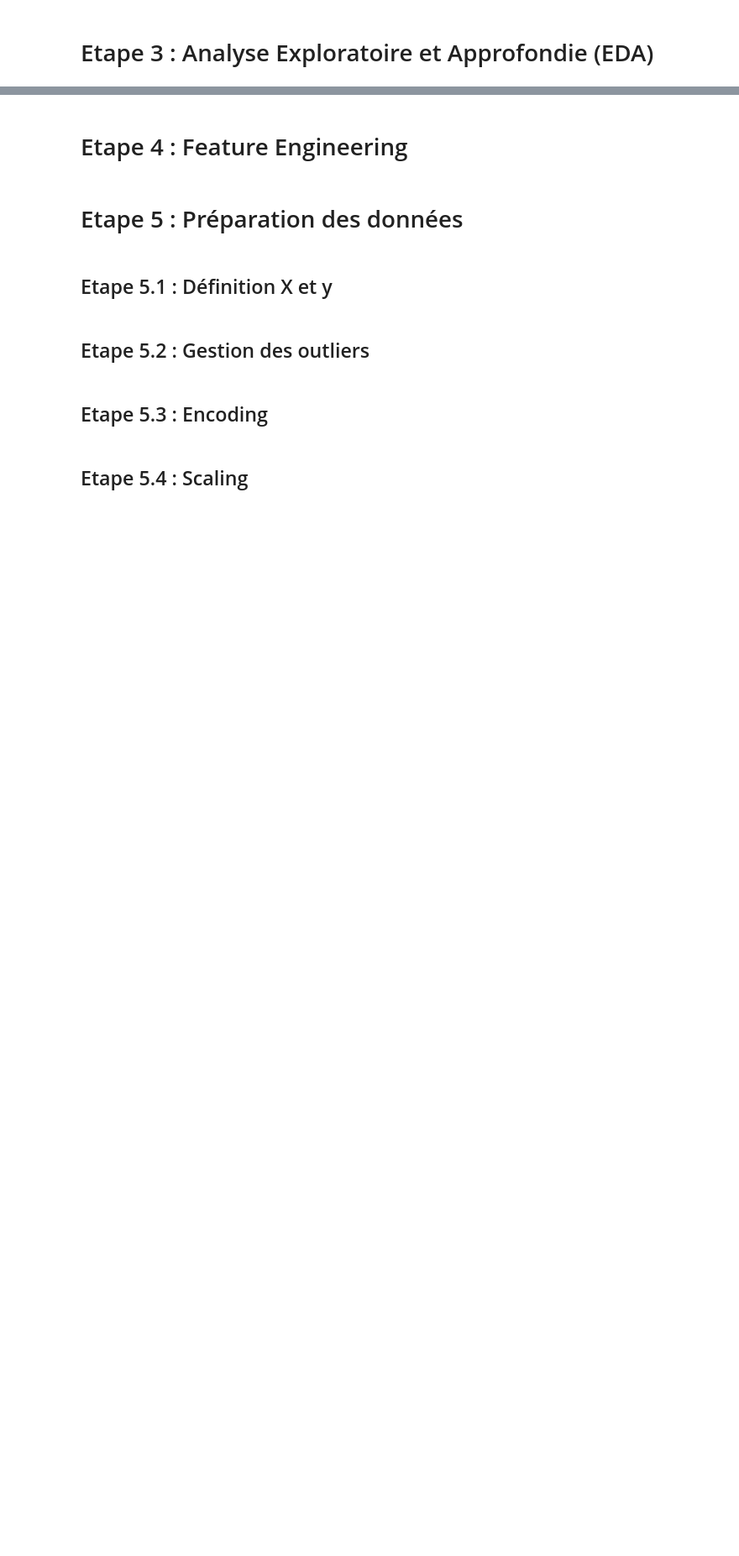
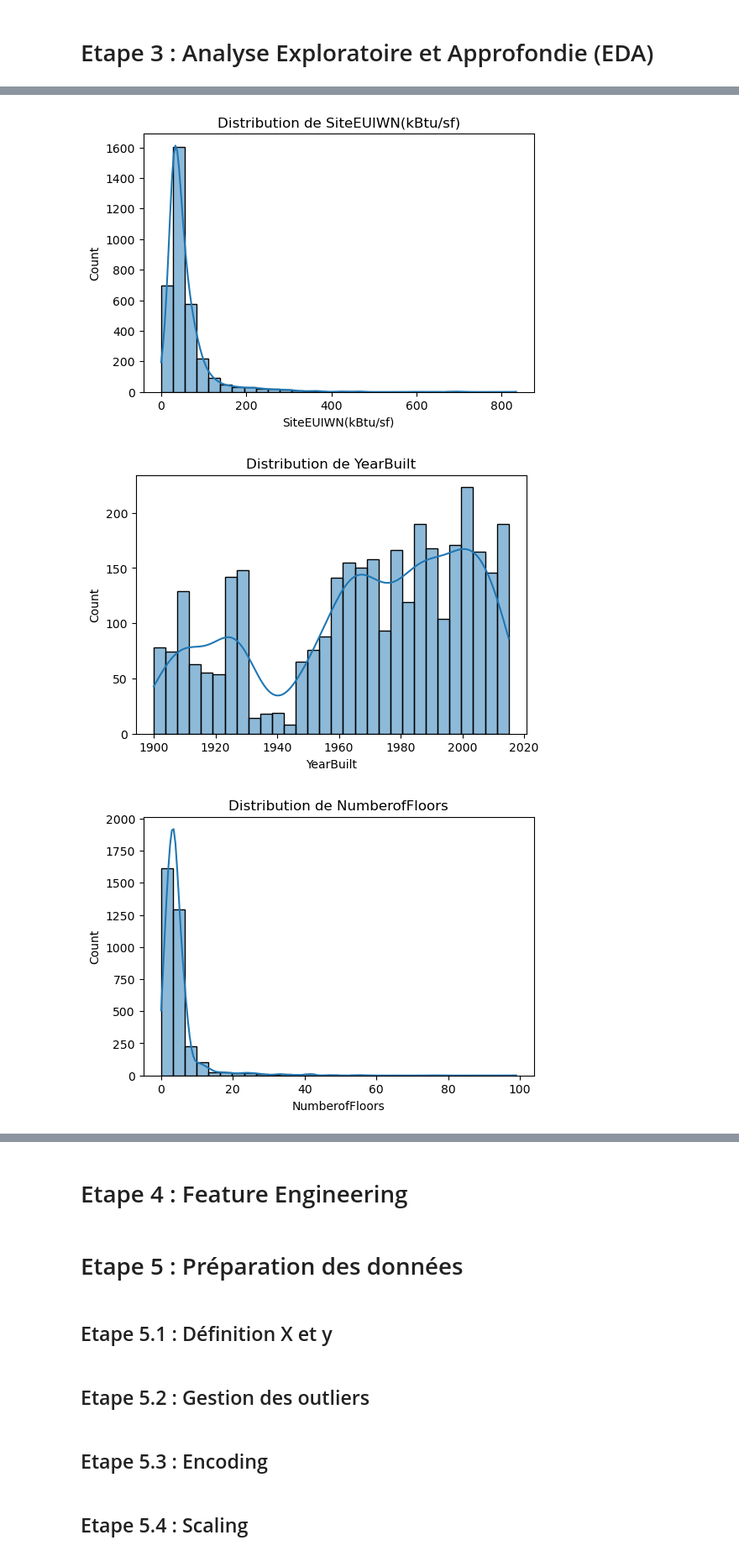
Before and after one commit to vikdevit/ai_engineer_projects, a Jupyter notebook: P03/notebooks/Khatcherian_Viken_p03_notebook.ipynb, the cells around one changed output, grey strips where cells are left out. Shown at 84% size. Saved outputs shown, nothing was run; the diff lists cells and outputs as text; code cells hidden in the pictures; blank space fills up the shorter version.

```diff
--- a/P03/notebooks/Khatcherian_Viken_p03_notebook.ipynb
+++ b/P03/notebooks/Khatcherian_Viken_p03_notebook.ipynb
@@ -240,0 +380,7 @@ cols_pertinentes = [
+# %%
+# Imputer le faible nombre de valeurs manquantes de LargestPropertyUseType par la modalité la plus fréquente
+mode_largest = df_2016beb_rel['LargestPropertyUseType'].mode()[0]
+df_2016beb_rel['LargestPropertyUseType'] = df_2016beb_rel['LargestPropertyUseType'].fillna(mode_largest)
+median_largest_gfa = df_2016beb_rel['LargestPropertyUseTypeGFA'].median()
+df_2016beb_rel['LargestPropertyUseTypeGFA'] = df_2016beb_rel['LargestPropertyUseTypeGFA'].fillna(median_largest_gfa)
+df_2016beb_rel.shape
@@ -240,0 +389,5 @@ cols_pertinentes = [
+# %%
+# SecondLargestPropertyUseType et GFA avec Unknown et 0 respectivement
+df_2016beb_rel['SecondLargestPropertyUseType'] = df_2016beb_rel['SecondLargestPropertyUseType'].fillna('Unknown')
+df_2016beb_rel['SecondLargestPropertyUseTypeGFA'] = df_2016beb_rel['SecondLargestPropertyUseTypeGFA'].fillna(0)
+df_2016beb_rel.shape
@@ -240,0 +396,4 @@ cols_pertinentes = [
+# %%
+# Suppression des colonnes ThirdLargestPropertyUseType et GFA car trop de valeurs manquantes
+df_2016beb_rel = df_2016beb_rel.drop(columns=['ThirdLargestPropertyUseType','ThirdLargestPropertyUseTypeGFA'])
+df_2016beb_rel.shape
@@ -240,0 +402,5 @@ cols_pertinentes = [
+# %%
+# Imputer la médiane pour les quelques valeurs manquantes de la colonne NumberofBuildings
+median_buildings = df_2016beb_rel['NumberofBuildings'].median()
+df_2016beb_rel['NumberofBuildings'] = df_2016beb_rel['NumberofBuildings'].fillna(median_buildings)
+df_2016beb_rel.shape
@@ -240,0 +409,13 @@ cols_pertinentes = [
+# %%
+# Analyse des distributions des variables numériques
+numeric_cols = df_2016beb_rel.select_dtypes(include=["int64", "float64"]).columns
+
+for col in numeric_cols:
+    plt.figure(figsize=(6,4))
+    sns.histplot(df_2016beb_rel[col], kde=True, bins=30)
+    plt.title(f"Distribution de {col}")
+    plt.show()
+# %% [output]
+[figure, added]
+[figure, added]
+[figure, added]
```
Also changed, not shown: parts of 28 cells of this notebook.
